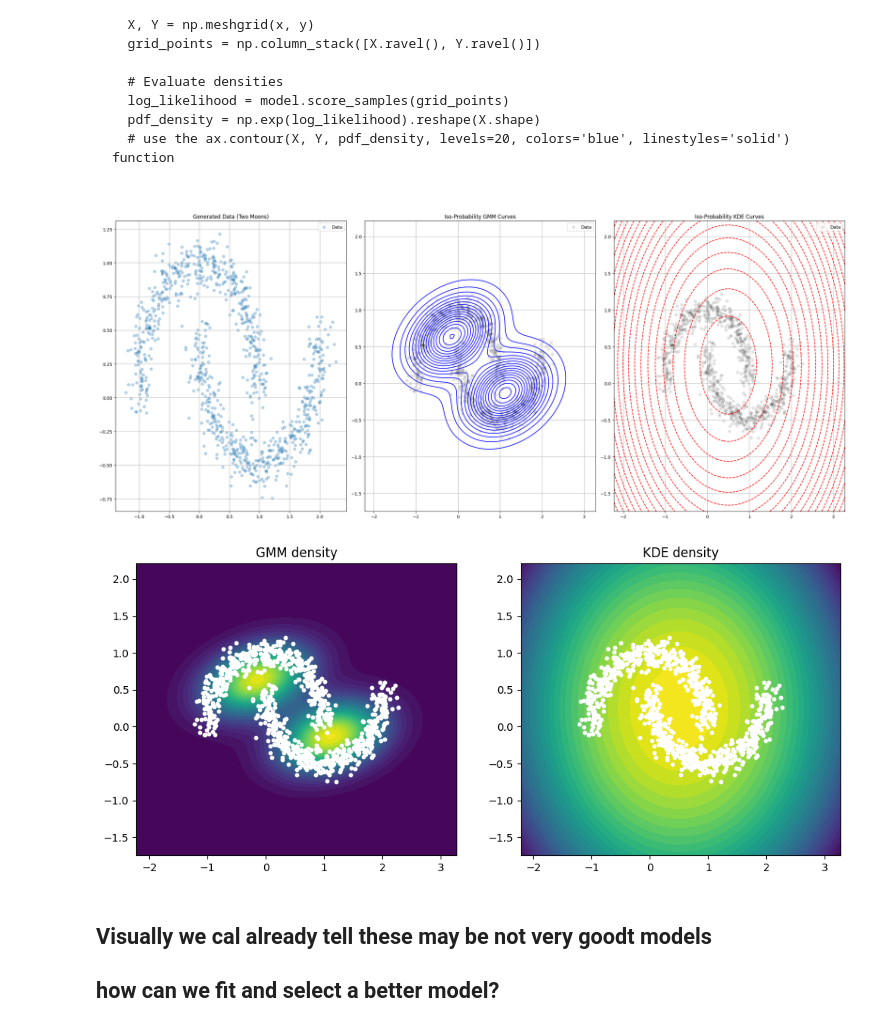
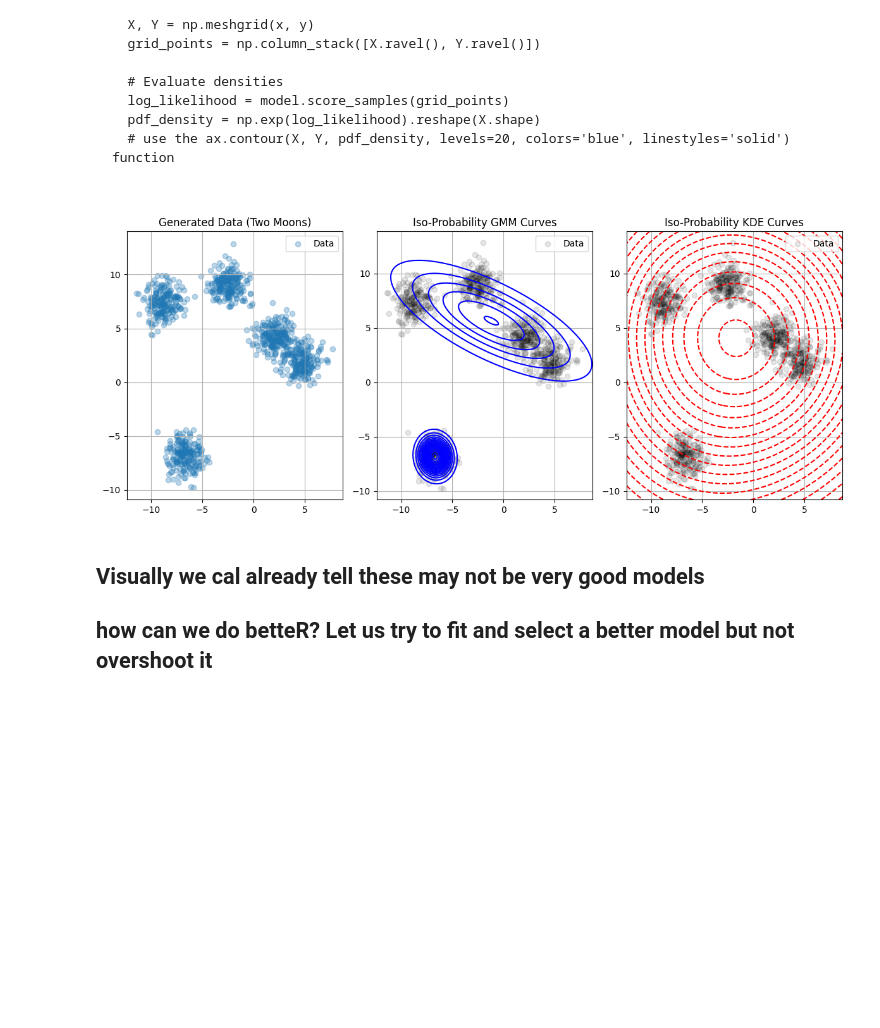
Before and after one commit to supsi-dacd-isaac/TeachDecisionMakingUncertainty, a Jupyter notebook: excercice_model_fitting_and_selection.ipynb, the cells around one changed output. Saved outputs shown, nothing was run; the diff lists cells and outputs as text; code cells hidden in the pictures; blank space fills up the shorter version.

````diff
--- a/excercice_model_fitting_and_selection.ipynb
+++ b/excercice_model_fitting_and_selection.ipynb
@@ -74,7 +74,10 @@ def data_generation_mechanism(n_samples: int = 100,
 
     elif type == 'blobs':
         # Generate data from blobs (clusters of points)
-        data_matrix, _ = make_blobs(n_samples=n_samples, n_features=n_dimensions, random_state=42)
+        data_matrix, _ = make_blobs(n_samples=n_samples,
+                                    n_features=n_dimensions,
+                                    centers=5,        # play with the number of blobs if you like
+                                    random_state=42)
 
     elif type == 'two_moons':
         # Generate two moons dataset (non-linear)
@@ -120,7 +123,7 @@ plt.show()
 
 
 # Generating mechanism + additional noise
-noise_levels = [0.01, 0.05, 0.1, 0.5]
+noise_levels = [0.01, 0.05, 0.1, 0.2]
 fig, axs = plt.subplots(1, len(noise_levels), figsize=(15, 5))
 for noise_level, ax in zip(noise_levels, axs):
     data_moons_noise = data_generation_mechanism(n_samples, n_dimensions, type='two_moons', add_noise=True, nose_level=noise_level)
@@ -134,3 +139,7 @@ plt.show()
+# %%
+data = data_blobs  # select the data you wish to explore
+#  data = data_moons
+# data = data_moons_noise
 # %% [markdown]
 ## **Fitting, visualization & comparison of models**:
 
@@ -166,8 +175,7 @@ $\log f(u^{(i)})  $
 Returns the average log-likelihood of the data under the model:
 $\frac{1}{N} \sum_{i=1}^N \log f(u^{(i)})  $
 # %%
-#  data = data_blobs  # select the data you wish to explore
-data = data_moons
+
 
 M = 2 # two gaussian mixtures for the GMM model
 GMM = GaussianMixture(n_components=M, covariance_type='full', random_state=42)
@@ -230,7 +238,7 @@ Log-Lik KDE with h=10.0 bandwith :  -6453.134918441316
 
 ```
 # %%
-def plot_iso_probability_curves(GMM, KDE, data, n_grid_points=100):
+def plot_iso_probability_curves(GMM, KDE, data, n_grid_points=200):
   # simple function to show iso-probabilty curves of the two model
   x = np.linspace(min(data[:, 0])-1, max(data[:, 0])+1, n_grid_points)
   y = np.linspace(min(data[:, 1])-1, max(data[:, 1])+1, n_grid_points)
@@ -238,67 +246,38 @@ def plot_iso_probability_curves(GMM, KDE, data, n_grid_points=100):
   grid_points = np.column_stack([X.ravel(), Y.ravel()])
 
   # Evaluate densities (PDF values)
   gmm_density = np.exp(GMM.score_samples(grid_points)).reshape(X.shape)
   kde_density = np.exp(KDE.score_samples(grid_points)).reshape(X.shape)
 
   # Visualize results
-  fig, ax = plt.subplots(1, 3, figsize=(24, 10))
+  fig, ax = plt.subplots(1, 3, figsize=(12, 5))
 
   # Raw data
   ax[0].scatter(data[:, 0], data[:, 1], alpha=0.3, label="Data")
   ax[0].set_title("Generated Data (Two Moons)")
   ax[0].legend()
 
   # Iso-probability density curves
   ax[1].contour(X, Y, gmm_density, levels=20, colors='blue', linestyles='solid')
   ax[2].contour(X, Y, kde_density, levels=20, colors='red', linestyles='dashed')
   ax[1].scatter(data[:, 0], data[:, 1], alpha=0.1, color="black", label="Data")
   ax[2].scatter(data[:, 0], data[:, 1], alpha=0.1, color="black", label="Data")
   ax[1].set_title("Iso-Probability GMM Curves")
   ax[2].set_title("Iso-Probability KDE Curves")
   ax[2].legend()
   ax[1].legend()
 
   [a.grid() for a in ax]
   plt.tight_layout()
   plt.show()
 
-
-  # alternative visualization
-  xx, yy = np.meshgrid(
-      np.linspace(data[:,0].min()-1, data[:,0].max()+1, 200),
-      np.linspace(data[:,1].min()-1, data[:,1].max()+1, 200)
-  )
-
-  grid = np.c_[xx.ravel(), yy.ravel()]
-
-  Z_gmm = np.exp(GMM.score_samples(grid)).reshape(xx.shape)
-  Z_kde = np.exp(KDE.score_samples(grid)).reshape(xx.shape)
-
-  plt.figure(figsize=(12,5))
-
-  plt.subplot(1,2,1)
-  plt.contourf(xx,yy,Z_gmm, levels=30)
-  plt.scatter(data[:,0], data[:,1], s=10, c='white')
-  plt.title("GMM density")
-
-  plt.subplot(1,2,2)
-  plt.contourf(xx,yy,Z_kde, levels=30)
-  plt.scatter(data[:,0], data[:,1], s=10, c='white')
-  plt.title("KDE density")
-
-  plt.show()
-
-
-
 # use it now
 plot_iso_probability_curves(GMM, KDE, data)
 # %% [output]
-[figure, old version]
+[figure, new version]
-[figure, removed]
 # %% [markdown]
-## Visually we cal already tell these may be not very goodt models
-## how can we **fit and select** a better model?
+## Visually we cal already tell these may not be very good models
+## how can we do betteR? Let us try to **fit and select** a better model but not overshoot it
 # %%
 M = 4 # MORE MIXTURES -> MORE REPRESENTATRION POWER -> MORE COMPLEX -> RISK OVERFITTING
 GMM = GaussianMixture(n_components=M, covariance_type='full', random_state=42)
````
Also changed, not shown: parts of 10 cells of this notebook.
